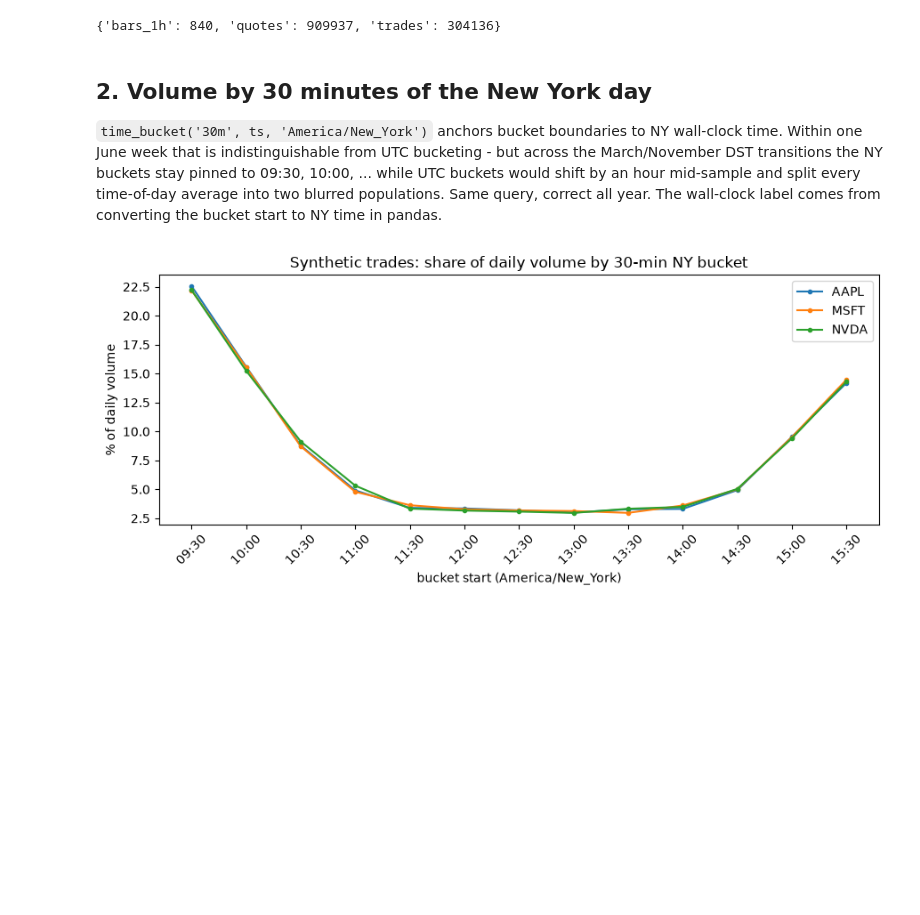
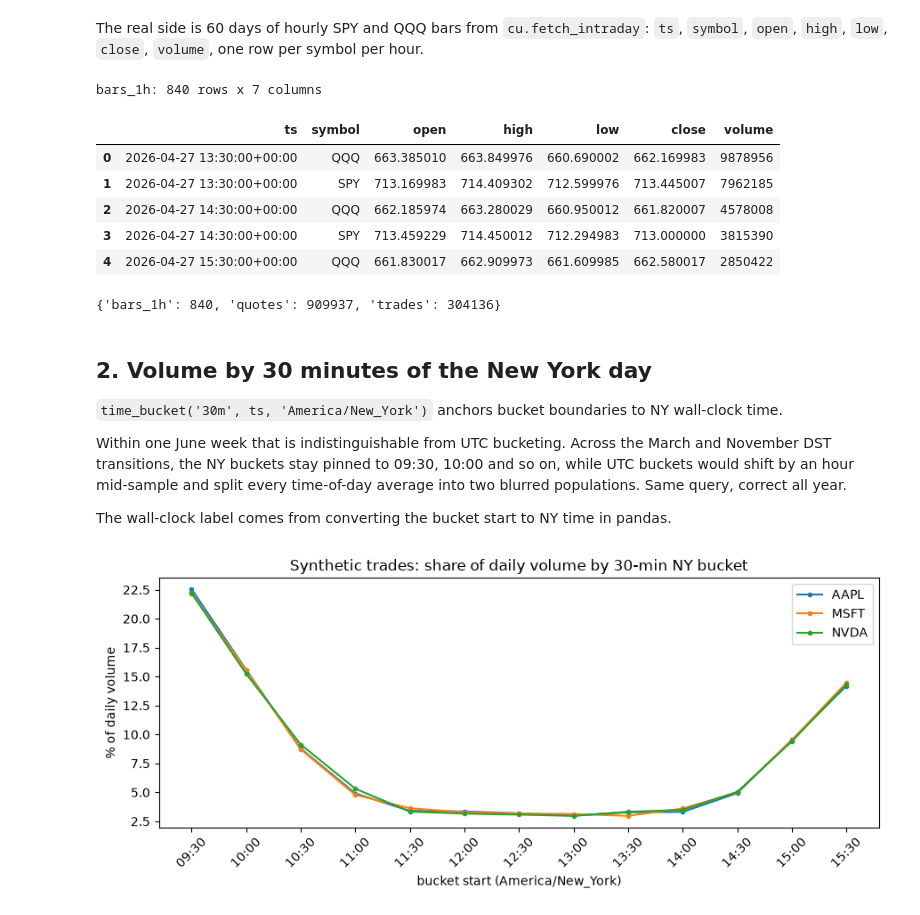
Before and after one commit to h5i-dev/h5i-db-cookbook, a Jupyter notebook: notebooks/02_alpha_research/08_intraday_seasonality.ipynb, the cells around one changed output. Saved outputs shown, nothing was run; the diff lists cells and outputs as text; code cells hidden in the pictures; blank space fills up the shorter version.

```diff
--- a/notebooks/02_alpha_research/08_intraday_seasonality.ipynb
+++ b/notebooks/02_alpha_research/08_intraday_seasonality.ipynb
@@ -28 +63,19 @@ db = h5i_db.Database(cu.fresh_db("alpha_seasonality"), create=True)
+# %% [markdown]
+The real side is 60 days of hourly SPY and QQQ bars from `cu.fetch_intraday`:
+`ts`, `symbol`, `open`, `high`, `low`, `close`, `volume`, one row per symbol
+per hour.
+# %%
+bars = cu.fetch_intraday(["SPY", "QQQ"], period="60d", interval="1h").sort_by(
+    [("ts", "ascending"), ("symbol", "ascending")]
+)
+print(f"bars_1h: {bars.num_rows:,} rows x {bars.num_columns} columns")
+bars.to_pandas().head()
+# %% [output]
+bars_1h: 840 rows x 7 columns
+|  | ts | symbol | open | high | low | close | volume |
+| 0 | 2026-04-27 13:30:00+00:00 | QQQ | 663.385010 | 663.849976 | 660.690002 | 662.169983 | 9878956 |
+| 1 | 2026-04-27 13:30:00+00:00 | SPY | 713.169983 | 714.409302 | 712.599976 | 713.445007 | 7962185 |
+| 2 | 2026-04-27 14:30:00+00:00 | QQQ | 662.185974 | 663.280029 | 660.950012 | 661.820007 | 4578008 |
+| 3 | 2026-04-27 14:30:00+00:00 | SPY | 713.459229 | 714.450012 | 712.294983 | 713.000000 | 3815390 |
+| 4 | 2026-04-27 15:30:00+00:00 | QQQ | 661.830017 | 662.909973 | 661.609985 | 662.580017 | 2850422 |
 # %%
@@ -43,13 +92,17 @@ db.append("bars_1h", bars, note="real SPY/QQQ hourly bars")
 # %% [markdown]
 ## 2. Volume by 30 minutes of the New York day
 
-`time_bucket('30m', ts, 'America/New_York')` anchors bucket boundaries to
-NY wall-clock time. Within one June week that is indistinguishable from
-UTC bucketing - but across the March/November DST transitions the NY
-buckets stay pinned to 09:30, 10:00, ... while UTC buckets would shift by
-an hour mid-sample and split every time-of-day average into two blurred
-populations. Same query, correct all year. The wall-clock label comes from
-converting the bucket start to NY time in pandas.
+`time_bucket('30m', ts, 'America/New_York')` anchors bucket boundaries to NY
+wall-clock time.
+
+Within one June week that is indistinguishable from UTC bucketing. Across the
+March and November DST transitions, the NY buckets stay pinned to 09:30,
+10:00 and so on, while UTC buckets would shift by an hour mid-sample and split
+every time-of-day average into two blurred populations. Same query, correct
+all year.
+
+The wall-clock label comes from converting the bucket start to NY time in
+pandas.
 # %%
 NY30 = time_bucket("30m", col("ts"), timezone="America/New_York")
 
```
Also changed, not shown: parts of 11 cells of this notebook, 39 other files.
